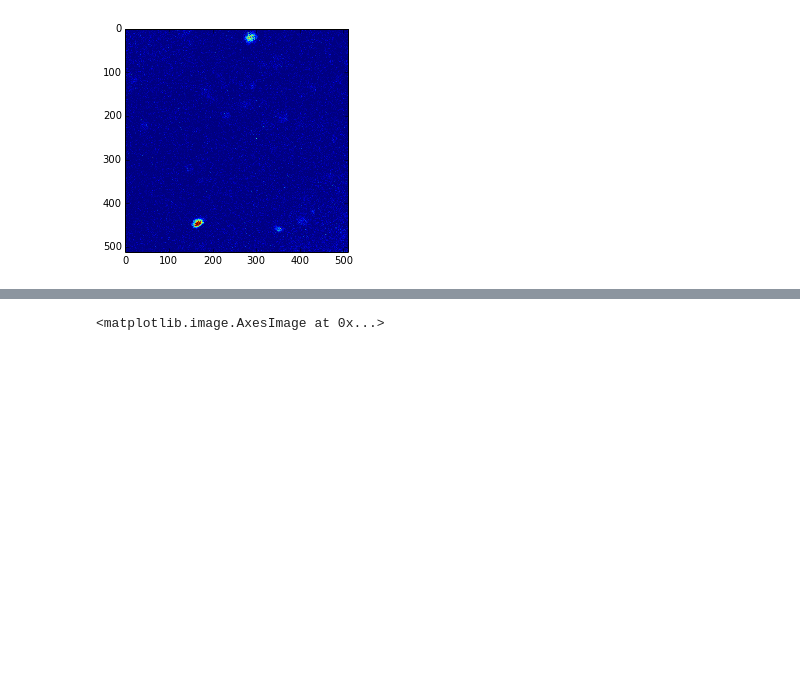
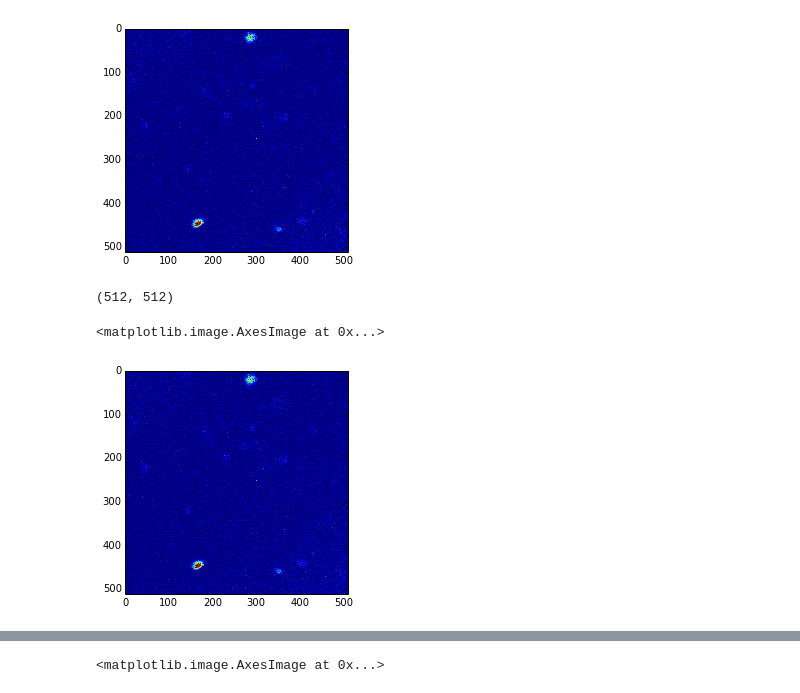
Before and after one commit to qmorgan/qsoft, a Jupyter notebook: Software/Cell/LSMTest/LSMExploration.ipynb, the cells around one changed output, grey strips where cells are left out. Cells and saved outputs as stored; diff of their text form; code cells hidden in the pictures; blank space fills up the shorter version.

```diff
--- a/Software/Cell/LSMTest/LSMExploration.ipynb
+++ b/Software/Cell/LSMTest/LSMExploration.ipynb
@@ -37,3 +88,14 @@ plt.imshow(imageData)
 # %% [output]
 <matplotlib.image.AxesImage at 0x...>
 [figure]
+# %%
+#sextractor seems to have problems with constant numbers. try adding some noise.
+imageData.shape
+# %% [output]
+(512, 512)
+# %%
+imageData2=np.random.rand(512,512)+imageData
+plt.imshow(imageData2)
+# %% [output]
+<matplotlib.image.AxesImage at 0x...>
+[figure, added]
```
Also changed, not shown: parts of 21 cells of this notebook, 1 other file.
